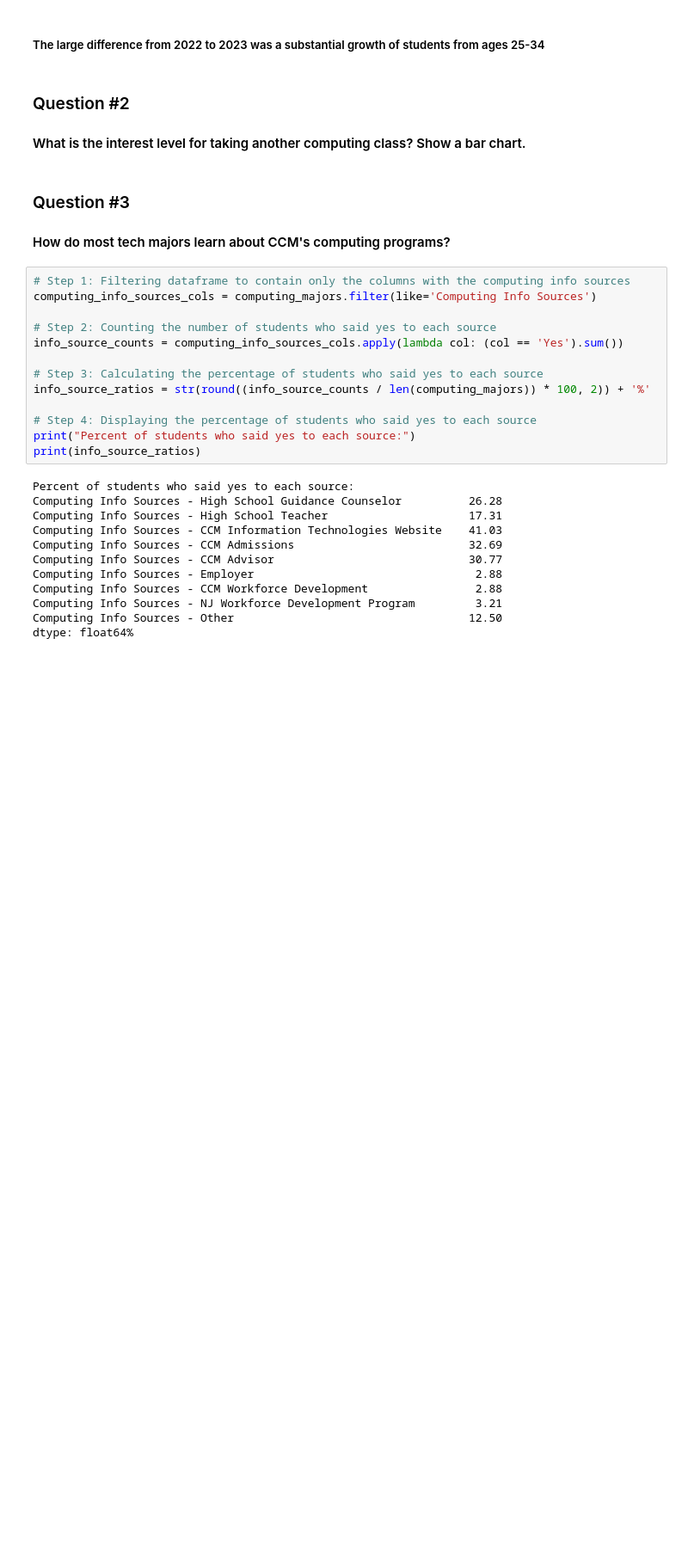
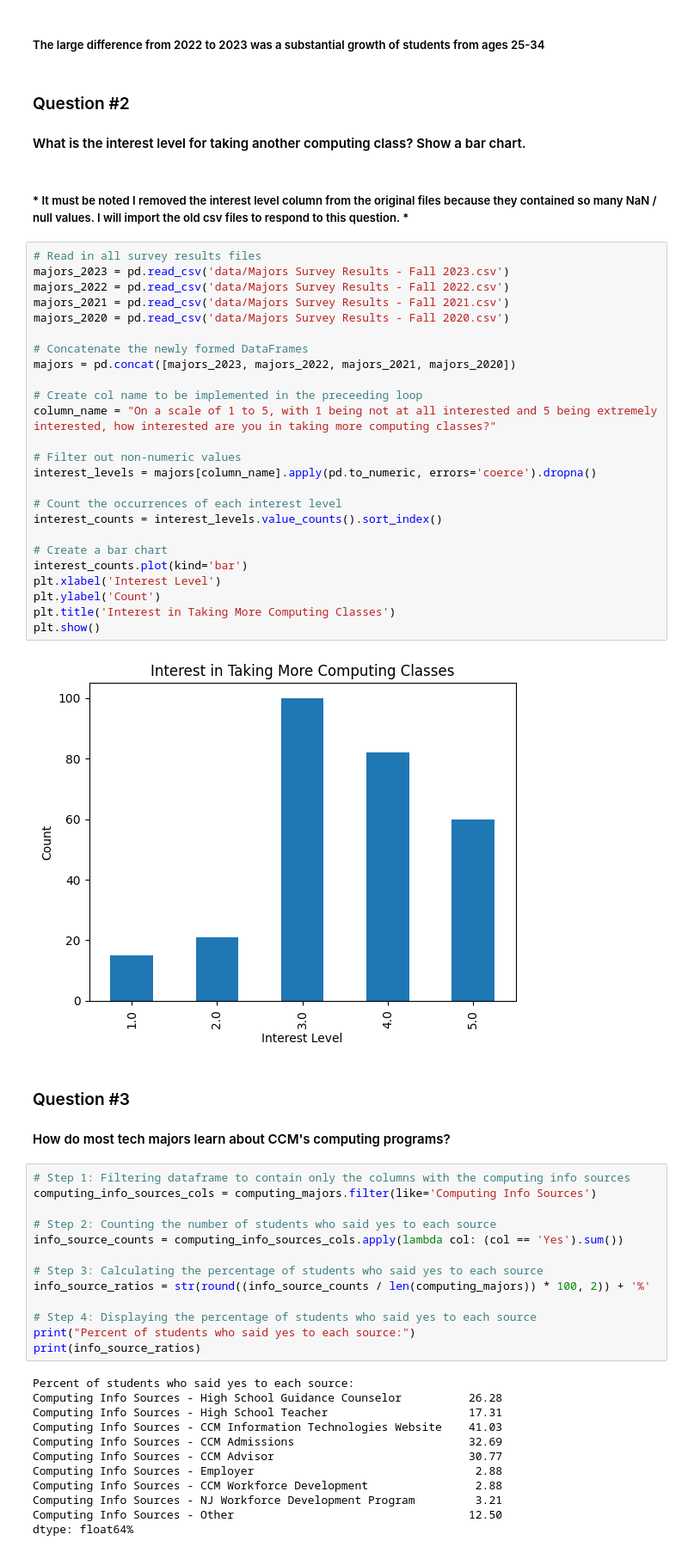
Before and after one commit to spitzer-lucas-ccm/College-Recruitment-Improvement-Study, a Jupyter notebook: questions.ipynb, the cells around one changed output. Shown: that part at 86% size. Drawn from its saved outputs; the diff is of its cells as text; blank space fills up the shorter version.

Commit message:
Question #2 Adjustments
Adding csv files and Resolving Question #2

```diff
--- a/questions.ipynb
+++ b/questions.ipynb
@@ -50,6 +50,35 @@ plt.tight_layout()
 # %% [markdown]
 ### Question #2
 #### What is the interest level for taking another computing class? Show a bar chart.
+# %% [markdown]
+##### * It must be noted I removed the interest level column from the original files because they contained so many NaN / null values. I will import the old csv files to respond to this question. *
+# %%
+# Read in all survey results files
+majors_2023 = pd.read_csv('data/Majors Survey Results - Fall 2023.csv')
+majors_2022 = pd.read_csv('data/Majors Survey Results - Fall 2022.csv')
+majors_2021 = pd.read_csv('data/Majors Survey Results - Fall 2021.csv')
+majors_2020 = pd.read_csv('data/Majors Survey Results - Fall 2020.csv')
+
+# Concatenate the newly formed DataFrames
+majors = pd.concat([majors_2023, majors_2022, majors_2021, majors_2020])
+
+# Create col name to be implemented in the preceeding loop
+column_name = "On a scale of 1 to 5, with 1 being not at all interested and 5 being extremely interested, how interested are you in taking more computing classes?"
+
+# Filter out non-numeric values
+interest_levels = majors[column_name].apply(pd.to_numeric, errors='coerce').dropna()
+
+# Count the occurrences of each interest level
+interest_counts = interest_levels.value_counts().sort_index()
+
+# Create a bar chart
+interest_counts.plot(kind='bar')
+plt.xlabel('Interest Level')
+plt.ylabel('Count')
+plt.title('Interest in Taking More Computing Classes')
+plt.show()
+# %% [output]
+[figure, added]
 # %% [markdown]
 ### Question #3
 #### How do most tech majors learn about CCM's computing programs?
```
Also changed, not shown: parts of 1 cell of this notebook, 5 other files.
